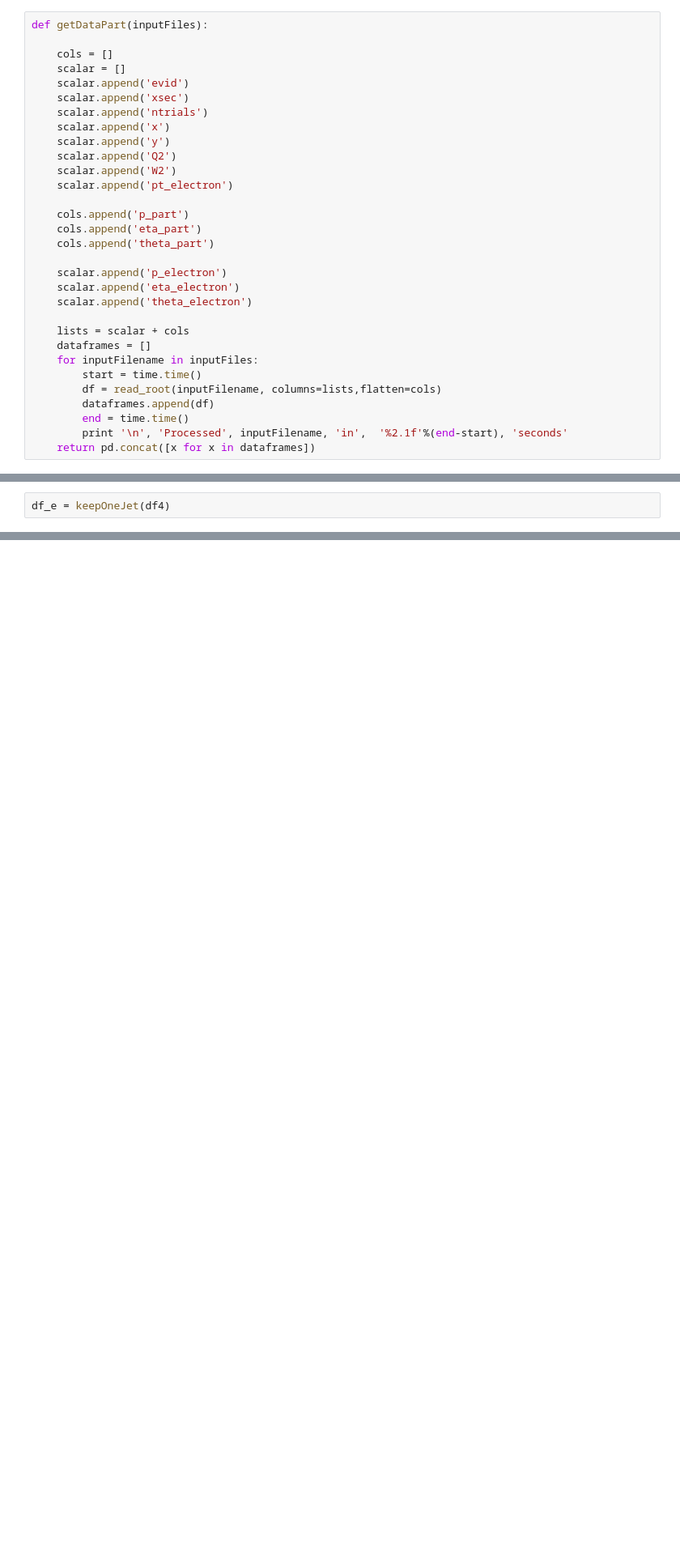
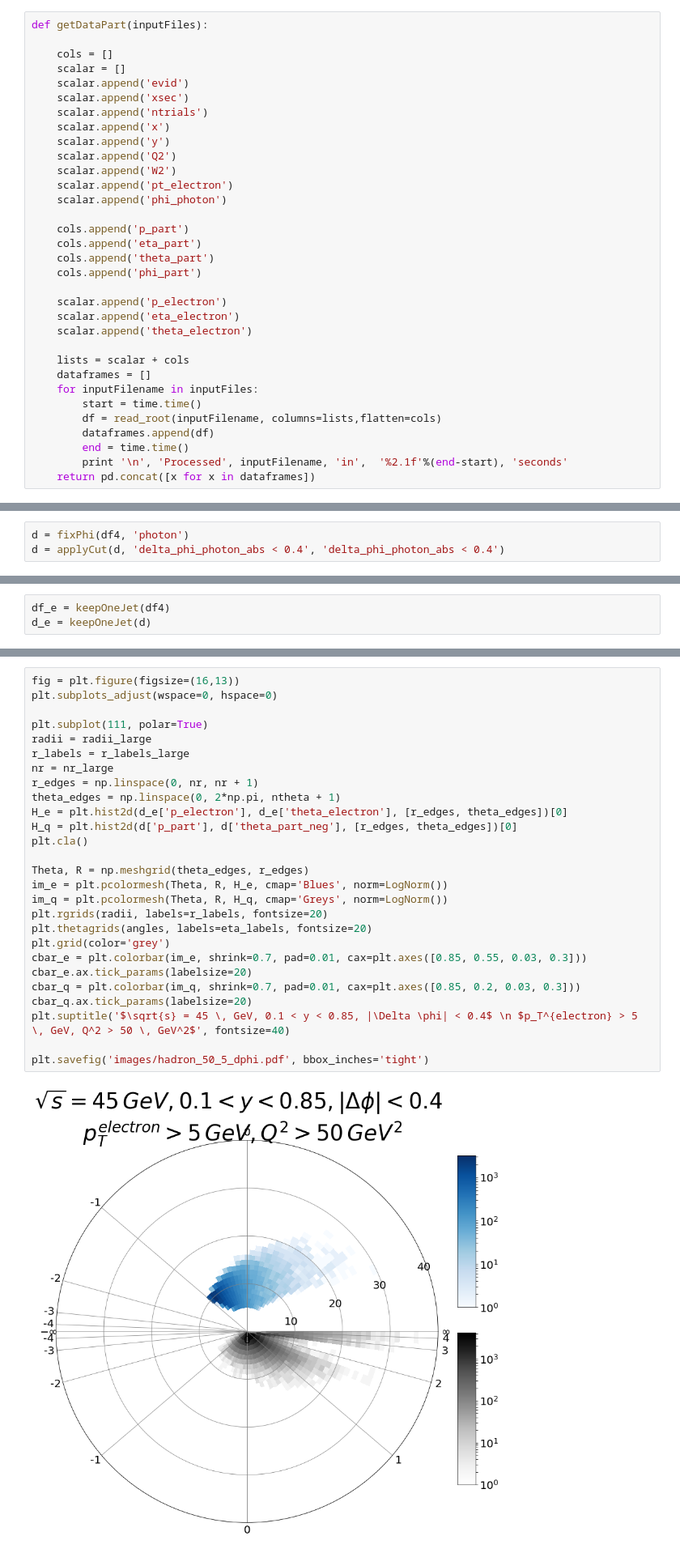
Before and after one commit to y-song/notebooks, a Jupyter notebook: clock_part_low_e.ipynb, the cells around one changed output, grey strips where cells are left out. Shown at 81% size. Cells and saved outputs as stored; diff of their text form; blank space fills up the shorter version.

Commit message:
Added a plot with dphi cut

```diff
--- a/clock_part_low_e.ipynb
+++ b/clock_part_low_e.ipynb
@@ -25,10 +25,12 @@ def getDataPart(inputFiles):
     scalar.append('Q2')
     scalar.append('W2')
     scalar.append('pt_electron')
+    scalar.append('phi_photon')
 
     cols.append('p_part')
     cols.append('eta_part')
     cols.append('theta_part')
+    cols.append('phi_part')
 
     scalar.append('p_electron')
     scalar.append('eta_electron')
@@ -70,0 +90,3 @@ W2 > 4 506943  fraction kept: 100.0
+# %%
+d = fixPhi(df4, 'photon')
+d = applyCut(d, 'delta_phi_photon_abs < 0.4', 'delta_phi_photon_abs < 0.4')
@@ -71,4 +97,5 @@ W2 > 4 506943  fraction kept: 100.0
 # %%
 df_e = keepOneJet(df4)
+d_e = keepOneJet(d)
 # %% [output]
 Remove extra jets 52965  fraction kept: 10.4
@@ -101,3 +130,32 @@ plt.suptitle('$\sqrt{s} = 45 \, GeV, 0.1 < y < 0.85$ \n $p_T^{electron} > 5 \, G
 plt.savefig('images/hadron_50_5.pdf', bbox_inches='tight')
 # %% [output]
 [figure]
+# %%
+fig = plt.figure(figsize=(16,13))
+plt.subplots_adjust(wspace=0, hspace=0)
+
+plt.subplot(111, polar=True)
+radii = radii_large
+r_labels = r_labels_large
+nr = nr_large
+r_edges = np.linspace(0, nr, nr + 1)
+theta_edges = np.linspace(0, 2*np.pi, ntheta + 1)
+H_e = plt.hist2d(d_e['p_electron'], d_e['theta_electron'], [r_edges, theta_edges])[0]
+H_q = plt.hist2d(d['p_part'], d['theta_part_neg'], [r_edges, theta_edges])[0]
+plt.cla()
+
+Theta, R = np.meshgrid(theta_edges, r_edges)
+im_e = plt.pcolormesh(Theta, R, H_e, cmap='Blues', norm=LogNorm())
+im_q = plt.pcolormesh(Theta, R, H_q, cmap='Greys', norm=LogNorm())
+plt.rgrids(radii, labels=r_labels, fontsize=20)
+plt.thetagrids(angles, labels=eta_labels, fontsize=20)
+plt.grid(color='grey')
+cbar_e = plt.colorbar(im_e, shrink=0.7, pad=0.01, cax=plt.axes([0.85, 0.55, 0.03, 0.3]))
+cbar_e.ax.tick_params(labelsize=20)
+cbar_q = plt.colorbar(im_q, shrink=0.7, pad=0.01, cax=plt.axes([0.85, 0.2, 0.03, 0.3]))
+cbar_q.ax.tick_params(labelsize=20)
+plt.suptitle('$\sqrt{s} = 45 \, GeV, 0.1 < y < 0.85, |\Delta \phi| < 0.4$ \n $p_T^{electron} > 5 \, GeV, Q^2 > 50 \, GeV^2$', fontsize=40)
+
+plt.savefig('images/hadron_50_5_dphi.pdf', bbox_inches='tight')
+# %% [output]
+[figure, added]
```
Also changed, not shown: parts of 4 cells of this notebook.
